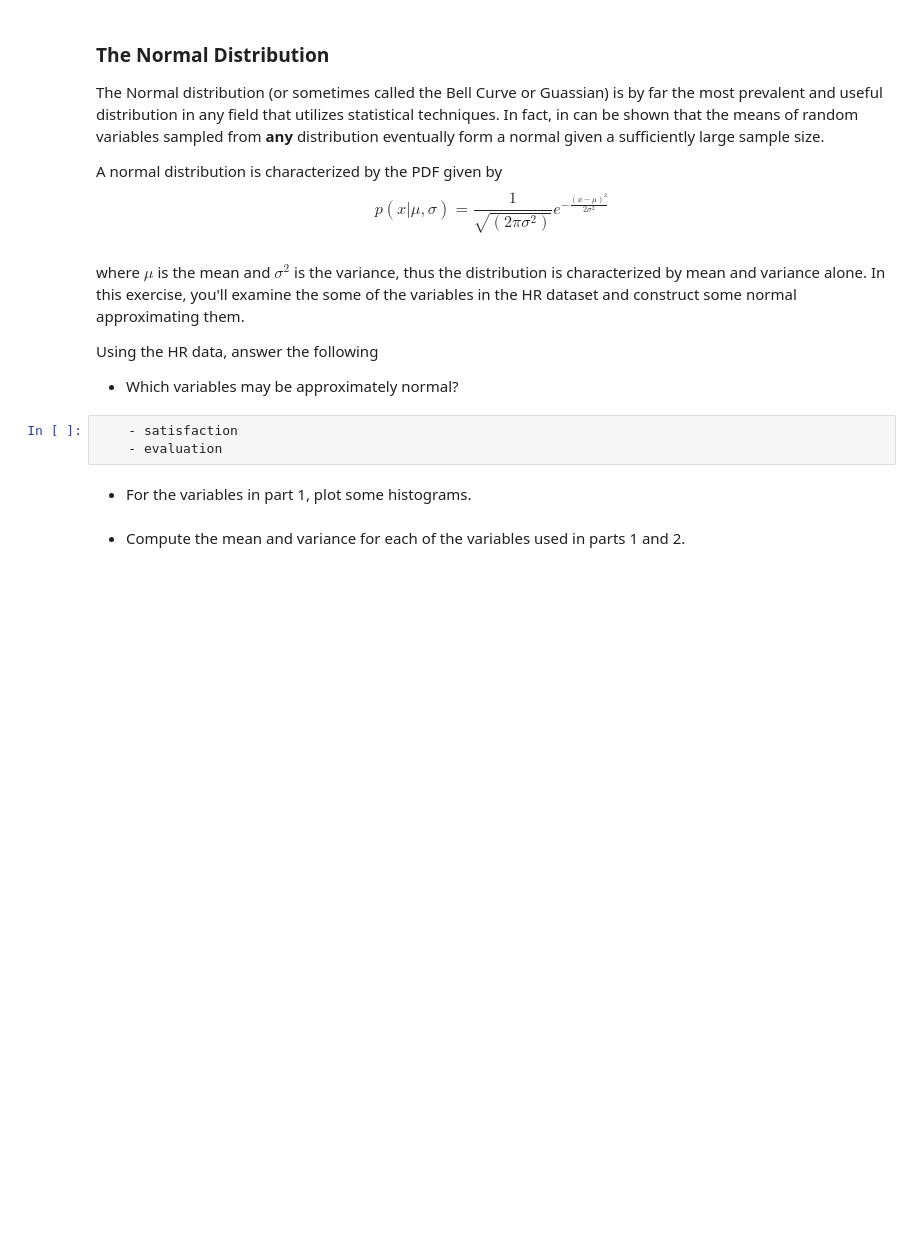
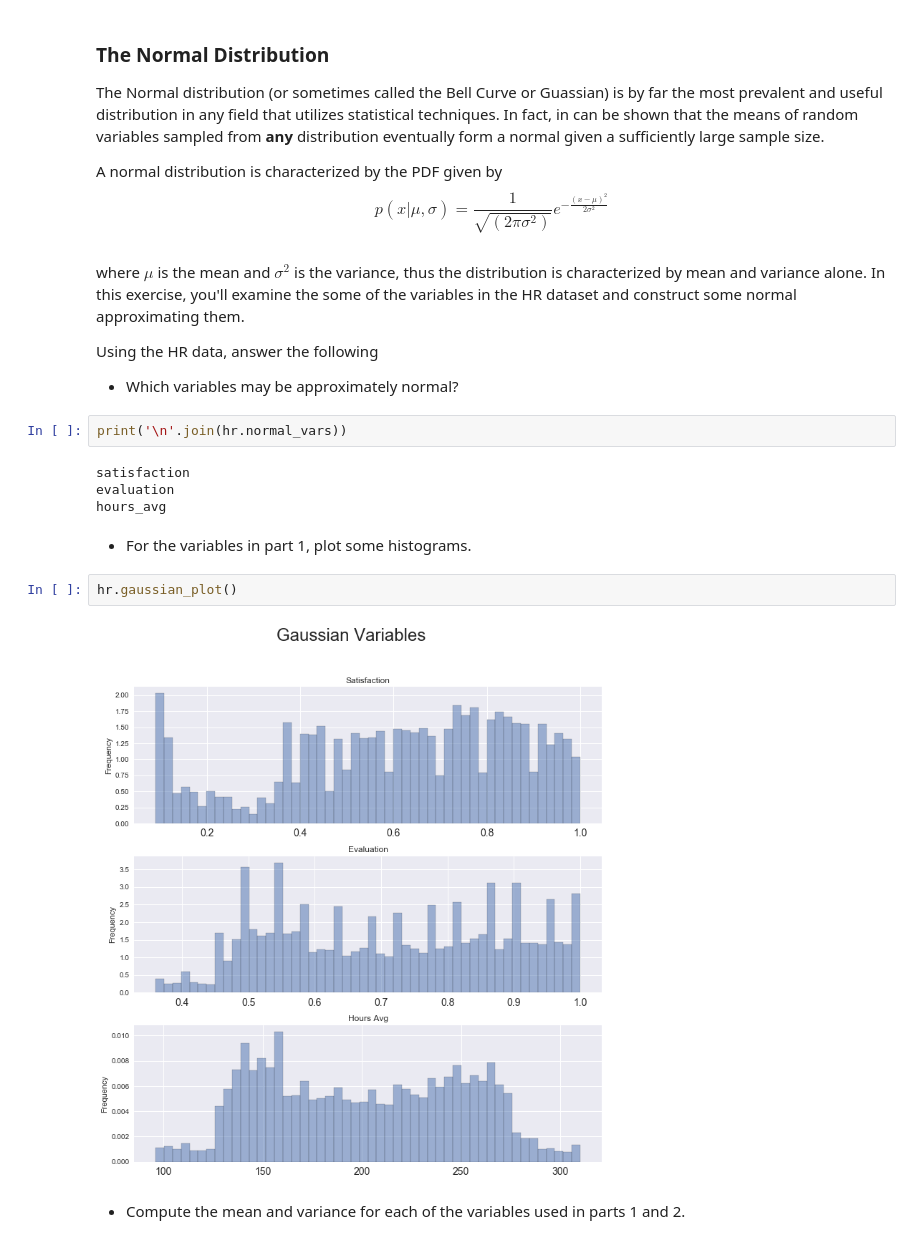
Before and after one commit to TimothyHelton/k2datascience, a Jupyter notebook: notebooks/HR_Exercise.ipynb, the cells around one changed output. Drawn from its saved outputs; the diff is of its cells as text; blank space fills up the shorter version.

Commit message:
FEAT: add Human Resources Gaussian exercises

```diff
--- a/notebooks/HR_Exercise.ipynb
+++ b/notebooks/HR_Exercise.ipynb
@@ -278,10 +278,17 @@ where $\mu$ is the mean and $\sigma^2$ is the variance, thus the distribution is
 Using the HR data, answer the following
 
 - Which variables may be approximately normal?
-# %%
-    - satisfaction
-    - evaluation
+# %%
+print('\n'.join(hr.normal_vars))
+# %% [output]
+satisfaction
+evaluation
+hours_avg
 # %% [markdown]
 - For the variables in part 1, plot some histograms.
+# %%
+hr.gaussian_plot()
+# %% [output]
+[figure, added]
 # %% [markdown]
 - Compute the mean and variance for each of the variables used in parts 1 and 2.
```
Also changed, not shown: parts of 4 cells of this notebook, 1 other file.
